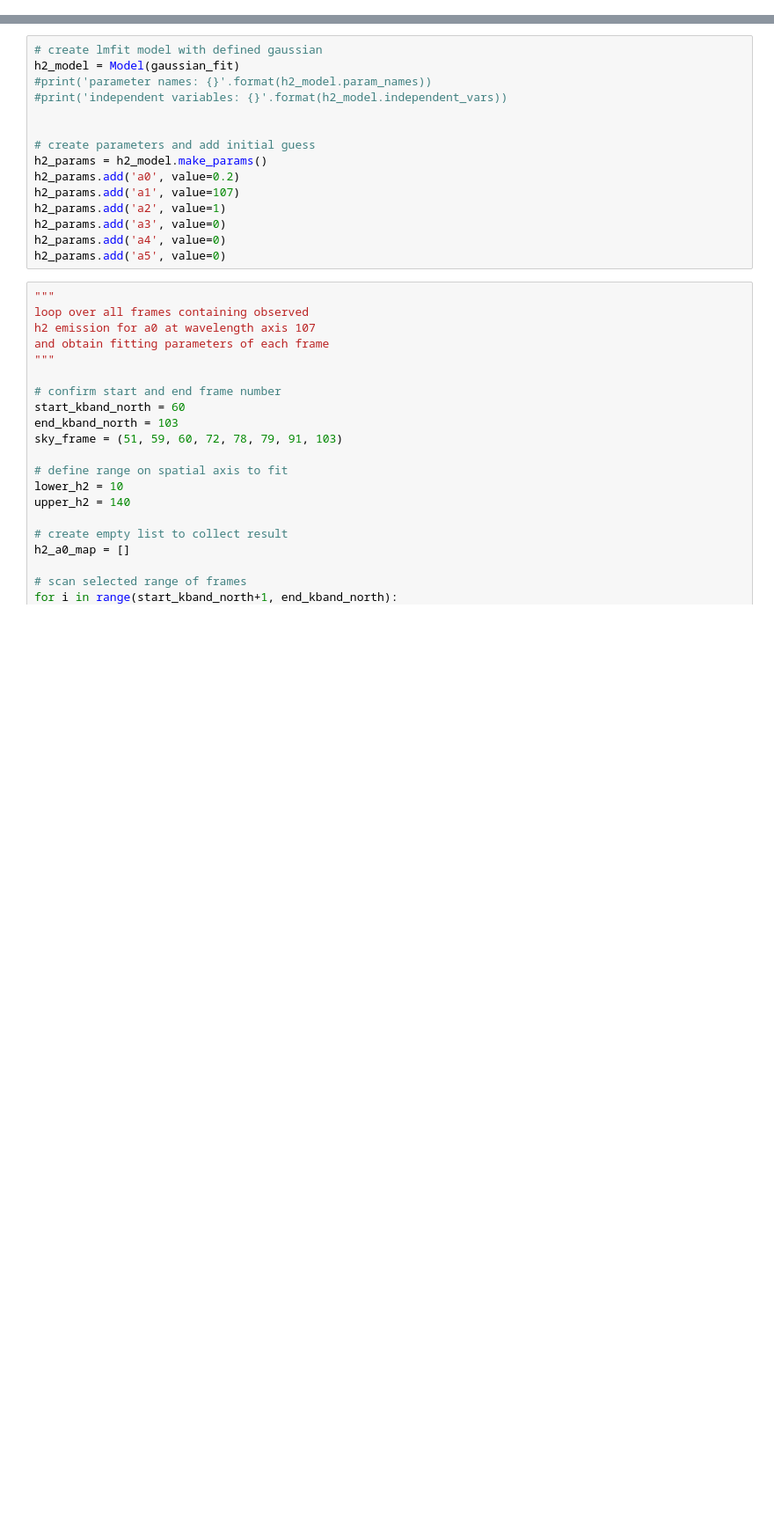
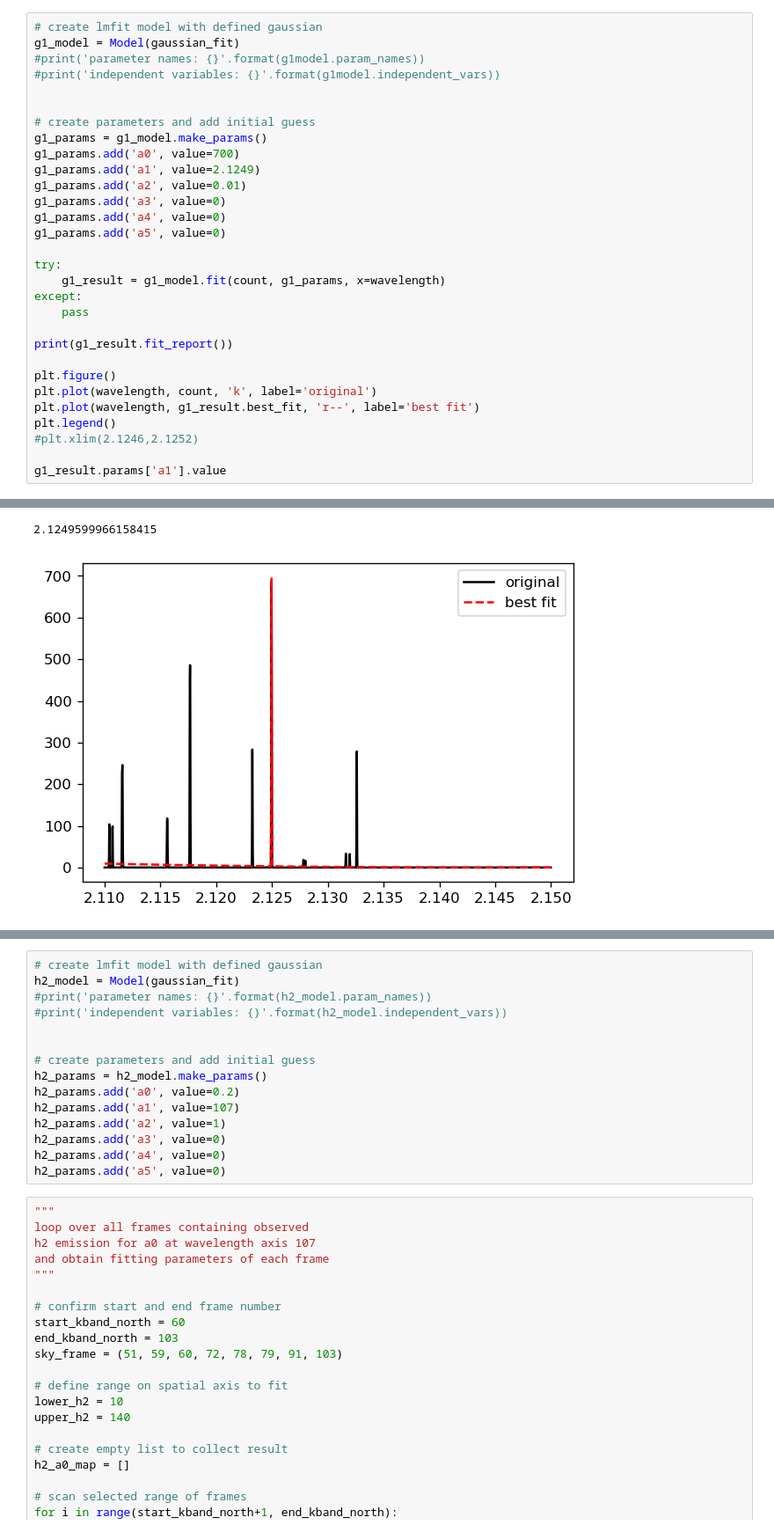
Before and after one commit to ruoyanwangdr/Dynamics-of-Jovian-Infrared-Auroral-Ionosphere-and-Thermosphere, a Jupyter notebook: h3p_map.ipynb, the cells around one changed output, grey strips where cells are left out. Shown at 88% size. Drawn from its saved outputs; the diff is of its cells as text; blank space fills up the shorter version.

```diff
--- a/h3p_map.ipynb
+++ b/h3p_map.ipynb
@@ -164,0 +181,31 @@ def gaussian_fit(x, a0, a1, a2, a3, a4, a5):
+# %%
+# create lmfit model with defined gaussian
+g1_model = Model(gaussian_fit)
+#print('parameter names: {}'.format(g1model.param_names))
+#print('independent variables: {}'.format(g1model.independent_vars))
+
+
+# create parameters and add initial guess
+g1_params = g1_model.make_params()
+g1_params.add('a0', value=700)
+g1_params.add('a1', value=2.1249)
+g1_params.add('a2', value=0.01)
+g1_params.add('a3', value=0)
+g1_params.add('a4', value=0)
+g1_params.add('a5', value=0)
+
+try:
+    g1_result = g1_model.fit(count, g1_params, x=wavelength)
+except:
+    pass
+
+print(g1_result.fit_report())
+
+plt.figure()
+plt.plot(wavelength, count, 'k', label='original')
+plt.plot(wavelength, g1_result.best_fit, 'r--', label='best fit')
+plt.legend()
+#plt.xlim(2.1246,2.1252)
+
+g1_result.params['a1'].value
+# %% [output]
@@ -164,0 +229,2 @@ def gaussian_fit(x, a0, a1, a2, a3, a4, a5):
+2.1249599966158415
+[figure, added]
```
Also changed, not shown: parts of 6 cells of this notebook.
